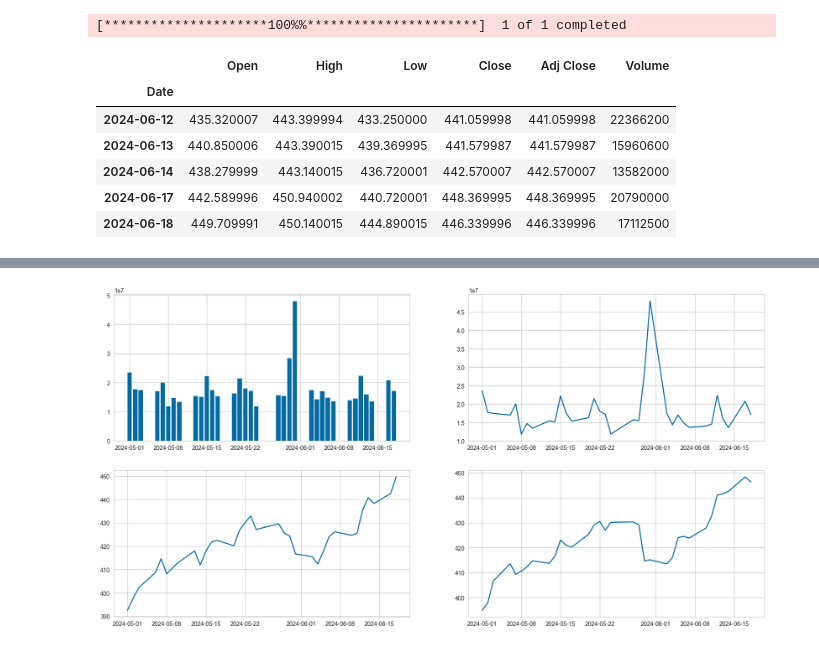
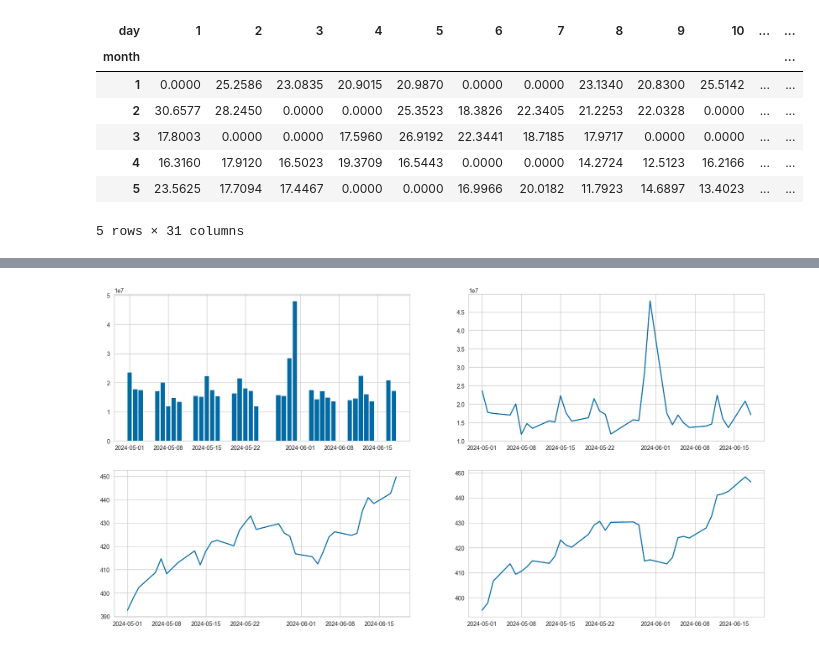
Before and after one commit to hssaka7/ml-pipeline-workflow, a Jupyter notebook: pipelines/diabetes_detection/notebooks/data_analysis.ipynb, the cells around one changed output, grey strips where cells are left out. Drawn from its saved outputs; the diff is of its cells as text; code cells hidden in the pictures.

```diff
--- a/pipelines/diabetes_detection/notebooks/data_analysis.ipynb
+++ b/pipelines/diabetes_detection/notebooks/data_analysis.ipynb
@@ -5,6 +5,15 @@ from datetime import datetime
 from pprint import pprint
 import matplotlib.pyplot as plt
 
-pprint(plt.style.available)
-plt.style.use('tableau-colorblind10')
+# pprint(plt.style.available)
+# plt.style.use('ggplot')
+
+# APPL
+df = yf.download('MSFT', start = '2023-06-21', end='2024-06-20')
+
+# Data manipulation for visualization
+df['day'] = df.index.day
+df['month']= df.index.month
+df['volume'] = df['Volume']/1000000
+df.tail(5)
 # %% [output]
@@ -28,13 +28,18 @@ plt.style.use('tableau-colorblind10')
-# %%
-# APPL
-df = yf.download('MSFT', start = '2024-05-01', end='2024-06-20')
-df.tail(5)
-# %% [output]
-[*********************100%%**********************]  1 of 1 completed
-|  | Open | High | Low | Close | Adj Close | Volume |
-| Date |  |  |  |  |  |  |
-| 2024-06-12 | 435.320007 | 443.399994 | 433.250000 | 441.059998 | 441.059998 | 22366200 |
-| 2024-06-13 | 440.850006 | 443.390015 | 439.369995 | 441.579987 | 441.579987 | 15960600 |
-| 2024-06-14 | 438.279999 | 443.140015 | 436.720001 | 442.570007 | 442.570007 | 13582000 |
-| 2024-06-17 | 442.589996 | 450.940002 | 440.720001 | 448.369995 | 448.369995 | 20790000 |
-| 2024-06-18 | 449.709991 | 450.140015 | 444.890015 | 446.339996 | 446.339996 | 17112500 |
+# %%
+
+plot_df =df[['month','day','volume']].reset_index()
+plot_df = plot_df.pivot(index= 'month', columns= 'day', values='volume' )
+plot_df.fillna(0, inplace=True)
+
+plot_df2 = plot_df
+
+plot_df.head()
+# %% [output]
+| day | 1 | 2 | 3 | 4 | 5 | 6 | 7 | 8 | 9 | 10 | ... | ... |
+| month |  |  |  |  |  |  |  |  |  |  |  | ... |
+| 1 | 0.0000 | 25.2586 | 23.0835 | 20.9015 | 20.9870 | 0.0000 | 0.0000 | 23.1340 | 20.8300 | 25.5142 | ... | ... |
+| 2 | 30.6577 | 28.2450 | 0.0000 | 0.0000 | 25.3523 | 18.3826 | 22.3405 | 21.2253 | 22.0328 | 0.0000 | ... | ... |
+| 3 | 17.8003 | 0.0000 | 0.0000 | 17.5960 | 26.9192 | 22.3441 | 18.7185 | 17.9717 | 0.0000 | 0.0000 | ... | ... |
+| 4 | 16.3160 | 17.9120 | 16.5023 | 19.3709 | 16.5443 | 0.0000 | 0.0000 | 14.2724 | 12.5123 | 16.2166 | ... | ... |
+| 5 | 23.5625 | 17.7094 | 17.4467 | 0.0000 | 0.0000 | 16.9966 | 20.0182 | 11.7923 | 14.6897 | 13.4023 | ... | ... |
+5 rows × 31 columns
```
Also changed, not shown: parts of 2 cells of this notebook.
